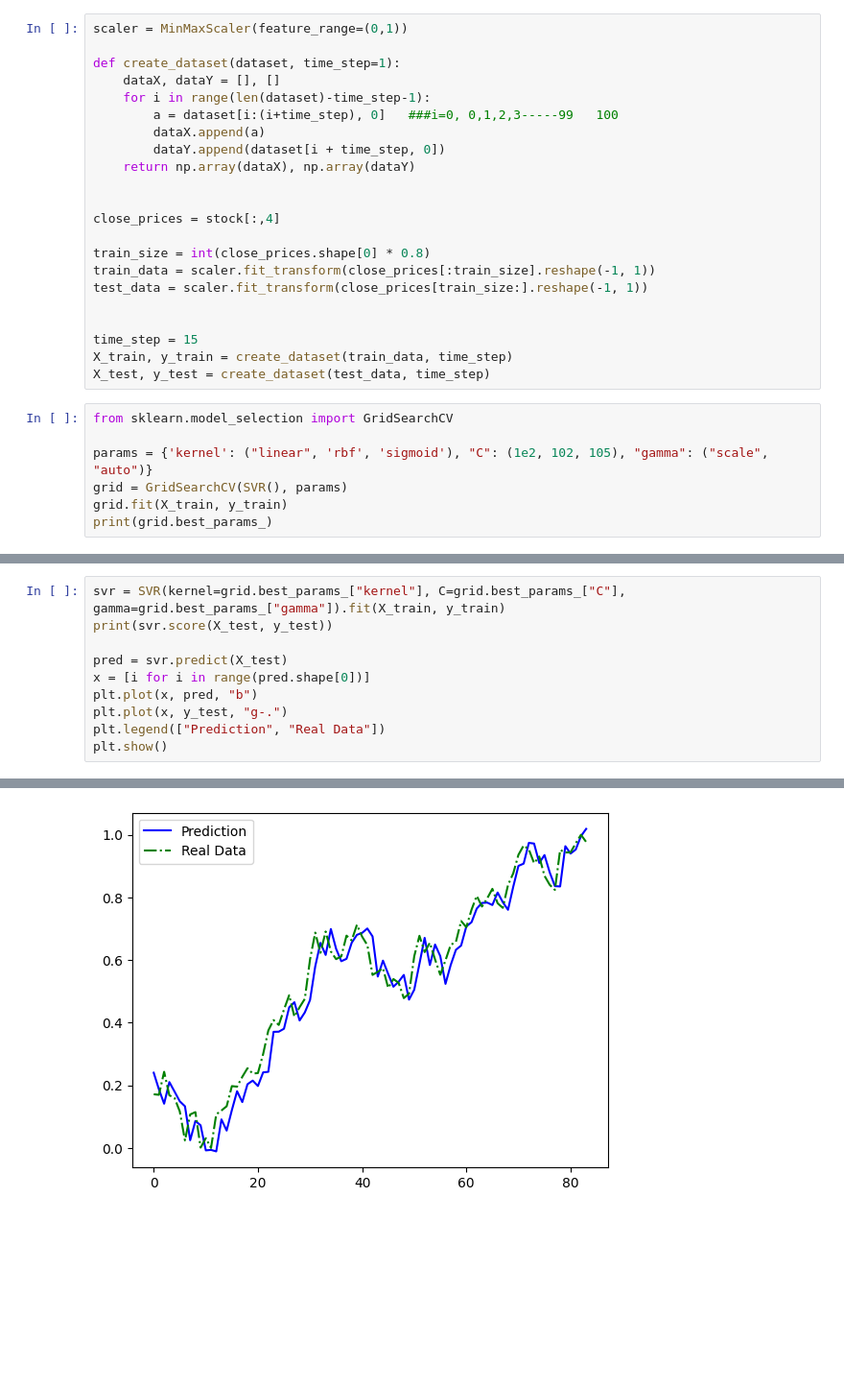
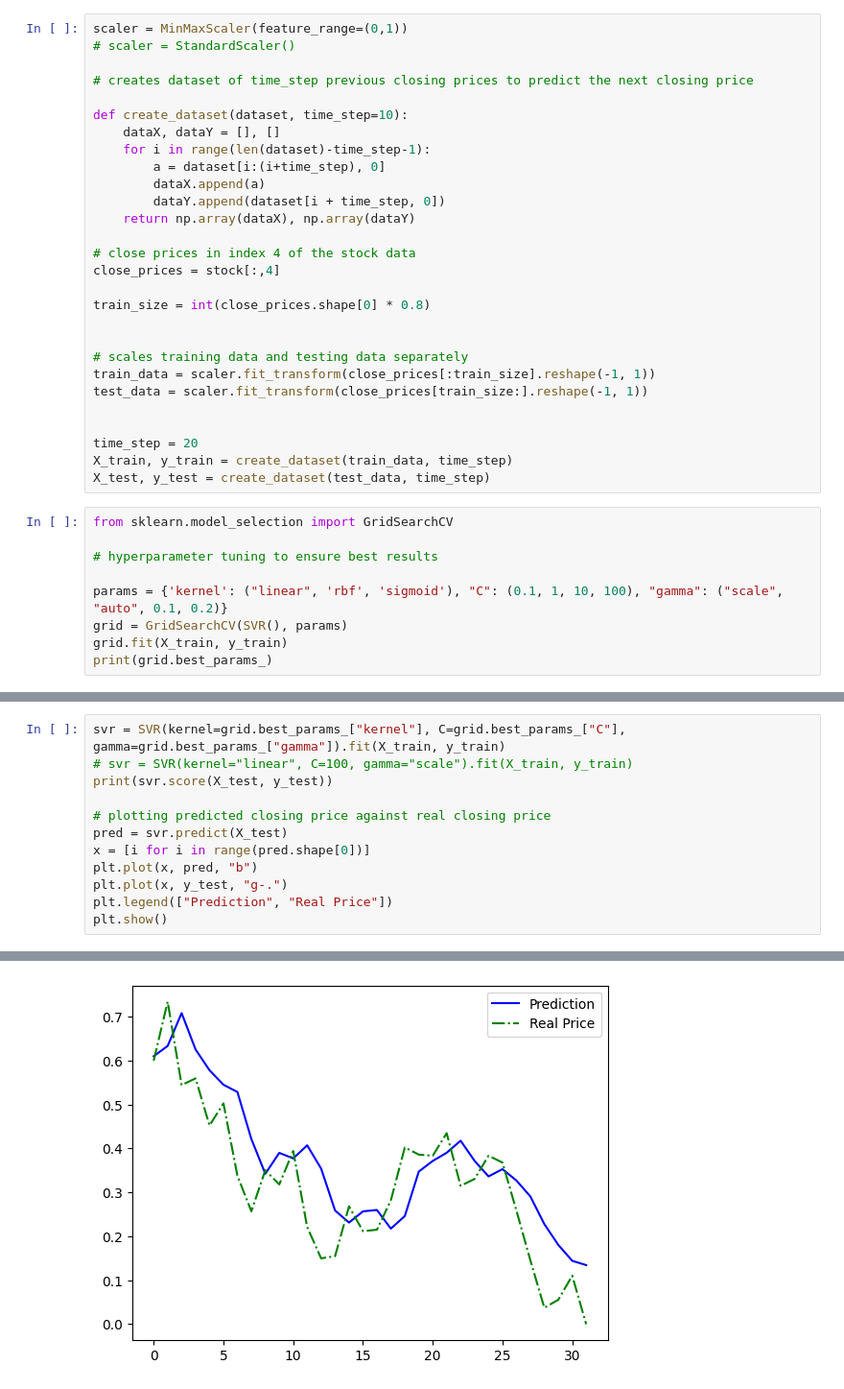
Before and after one commit to johnlangen/StockPredictionsWithML, a Jupyter notebook: finance.ipynb, the cells around one changed output, grey strips where cells are left out. Shown at 96% size. Drawn from its saved outputs; the diff is of its cells as text; blank space fills up the shorter version.

```diff
--- a/finance.ipynb
+++ b/finance.ipynb
@@ -39,30 +41,38 @@ Requirement already satisfied: zipp>=0.5 in /usr/local/lib/python3.9/dist-packag
 Requirement already satisfied: soupsieve>1.2 in /usr/local/lib/python3.9/dist-packages (from beautifulsoup4->bs4->requests-html->yahoo_fin) (2.4.1)
 # %%
 scaler = MinMaxScaler(feature_range=(0,1))
+# scaler = StandardScaler()
 
-def create_dataset(dataset, time_step=1):
+# creates dataset of time_step previous closing prices to predict the next closing price
+
+def create_dataset(dataset, time_step=10):
     dataX, dataY = [], []
     for i in range(len(dataset)-time_step-1):
-        a = dataset[i:(i+time_step), 0]   ###i=0, 0,1,2,3-----99   100
+        a = dataset[i:(i+time_step), 0]
         dataX.append(a)
         dataY.append(dataset[i + time_step, 0])
     return np.array(dataX), np.array(dataY)
 
-
+# close prices in index 4 of the stock data
 close_prices = stock[:,4]
 
 train_size = int(close_prices.shape[0] * 0.8)
+
+
+# scales training data and testing data separately
 train_data = scaler.fit_transform(close_prices[:train_size].reshape(-1, 1))
 test_data = scaler.fit_transform(close_prices[train_size:].reshape(-1, 1))
 
 
-time_step = 15
+time_step = 20
 X_train, y_train = create_dataset(train_data, time_step)
 X_test, y_test = create_dataset(test_data, time_step)
 # %%
 from sklearn.model_selection import GridSearchCV
 
-params = {'kernel': ("linear", 'rbf', 'sigmoid'), "C": (1e2, 102, 105), "gamma": ("scale", "auto")}
+# hyperparameter tuning to ensure best results
+
+params = {'kernel': ("linear", 'rbf', 'sigmoid'), "C": (0.1, 1, 10, 100), "gamma": ("scale", "auto", 0.1, 0.2)}
 grid = GridSearchCV(SVR(), params)
 grid.fit(X_train, y_train)
 print(grid.best_params_)
@@ -71,11 +81,13 @@ print(grid.best_params_)
 # %%
 svr = SVR(kernel=grid.best_params_["kernel"], C=grid.best_params_["C"], gamma=grid.best_params_["gamma"]).fit(X_train, y_train)
+# svr = SVR(kernel="linear", C=100, gamma="scale").fit(X_train, y_train)
 print(svr.score(X_test, y_test))
 
+# plotting predicted closing price against real closing price
 pred = svr.predict(X_test)
 x = [i for i in range(pred.shape[0])]
 plt.plot(x, pred, "b")
 plt.plot(x, y_test, "g-.")
-plt.legend(["Prediction", "Real Data"])
+plt.legend(["Prediction", "Real Price"])
 plt.show()
 # %% [output]
@@ -83 +95 @@ plt.show()
-[figure, old version]
+[figure, new version]
```
Also changed, not shown: parts of 14 cells of this notebook.
